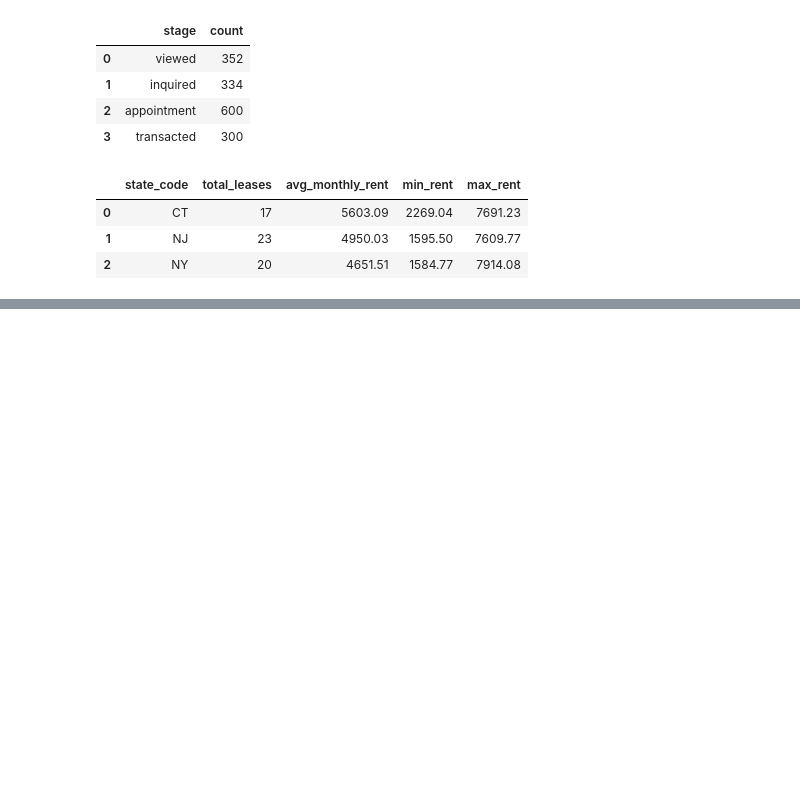
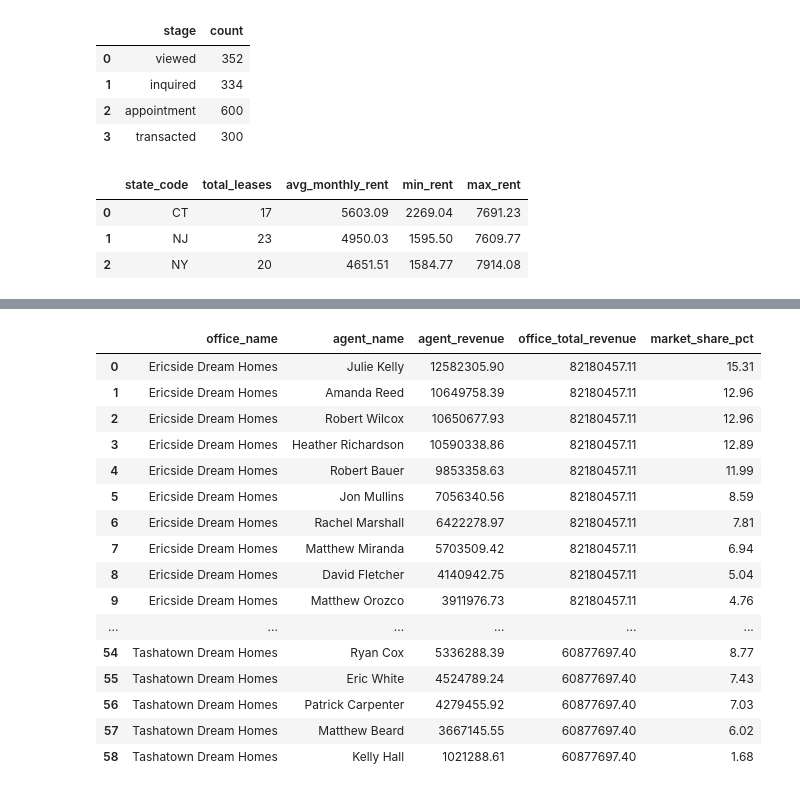
Before and after one commit to jamesgao0528/dream-homes-nyc, a Jupyter notebook: 03_queries.ipynb, the cells around one changed output, grey strips where cells are left out. Cells and saved outputs as stored; diff of their text form; code cells hidden in the pictures; blank space fills up the shorter version.

```diff
--- a/03_queries.ipynb
+++ b/03_queries.ipynb
@@ -131,0 +190,36 @@ df
+# %%
+df = pd.read_sql("""
+    SELECT
+        o.office_name,
+        e.first_name || ' ' || e.last_name AS agent_name,
+        ROUND(SUM(st.sale_price), 2) AS agent_revenue,
+        ROUND(SUM(SUM(st.sale_price)) OVER (PARTITION BY o.office_id), 2) AS office_total_revenue,
+        ROUND(SUM(st.sale_price) / SUM(SUM(st.sale_price)) OVER (PARTITION BY o.office_id) * 100, 2) AS market_share_pct
+    FROM sale_transaction st
+    JOIN property_transaction pt ON pt.transaction_id = st.transaction_id
+    JOIN listing l ON l.listing_id = pt.listing_id
+    JOIN agent a ON a.agent_id = l.agent_id
+    JOIN employee e ON e.employee_id = a.agent_id
+    JOIN office o ON o.office_id = e.office_id
+    GROUP BY o.office_id, o.office_name, e.employee_id, e.first_name, e.last_name
+    ORDER BY o.office_name, market_share_pct DESC
+""", engine)
+df
+# %% [output]
+|  | office_name | agent_name | agent_revenue | office_total_revenue | market_share_pct |
+| 0 | Ericside Dream Homes | Julie Kelly | 12582305.90 | 82180457.11 | 15.31 |
+| 1 | Ericside Dream Homes | Amanda Reed | 10649758.39 | 82180457.11 | 12.96 |
+| 2 | Ericside Dream Homes | Robert Wilcox | 10650677.93 | 82180457.11 | 12.96 |
+| 3 | Ericside Dream Homes | Heather Richardson | 10590338.86 | 82180457.11 | 12.89 |
+| 4 | Ericside Dream Homes | Robert Bauer | 9853358.63 | 82180457.11 | 11.99 |
+| 5 | Ericside Dream Homes | Jon Mullins | 7056340.56 | 82180457.11 | 8.59 |
+| 6 | Ericside Dream Homes | Rachel Marshall | 6422278.97 | 82180457.11 | 7.81 |
+| 7 | Ericside Dream Homes | Matthew Miranda | 5703509.42 | 82180457.11 | 6.94 |
+| 8 | Ericside Dream Homes | David Fletcher | 4140942.75 | 82180457.11 | 5.04 |
+| 9 | Ericside Dream Homes | Matthew Orozco | 3911976.73 | 82180457.11 | 4.76 |
+| ... | ... | ... | ... | ... | ... |
+| 54 | Tashatown Dream Homes | Ryan Cox | 5336288.39 | 60877697.40 | 8.77 |
+| 55 | Tashatown Dream Homes | Eric White | 4524789.24 | 60877697.40 | 7.43 |
+| 56 | Tashatown Dream Homes | Patrick Carpenter | 4279455.92 | 60877697.40 | 7.03 |
+| 57 | Tashatown Dream Homes | Matthew Beard | 3667145.55 | 60877697.40 | 6.02 |
+| 58 | Tashatown Dream Homes | Kelly Hall | 1021288.61 | 60877697.40 | 1.68 |
```
Also changed, not shown: parts of 6 cells of this notebook.
